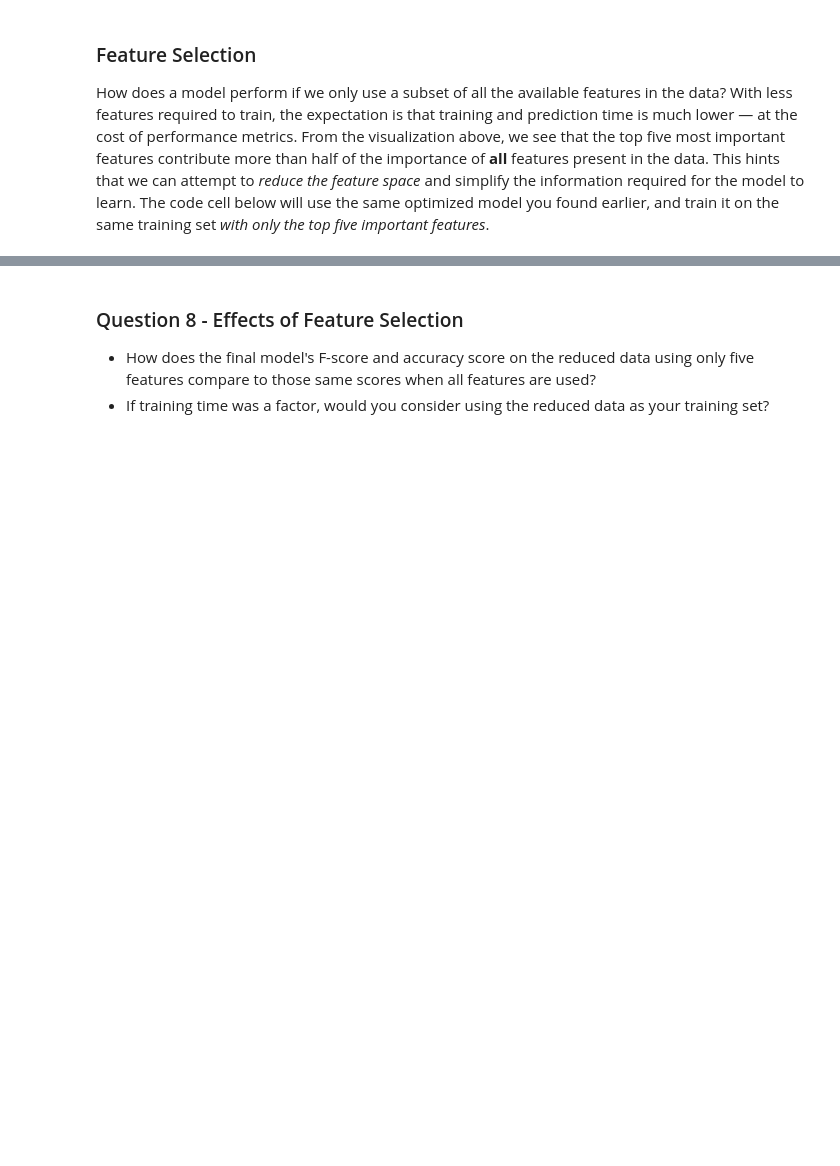
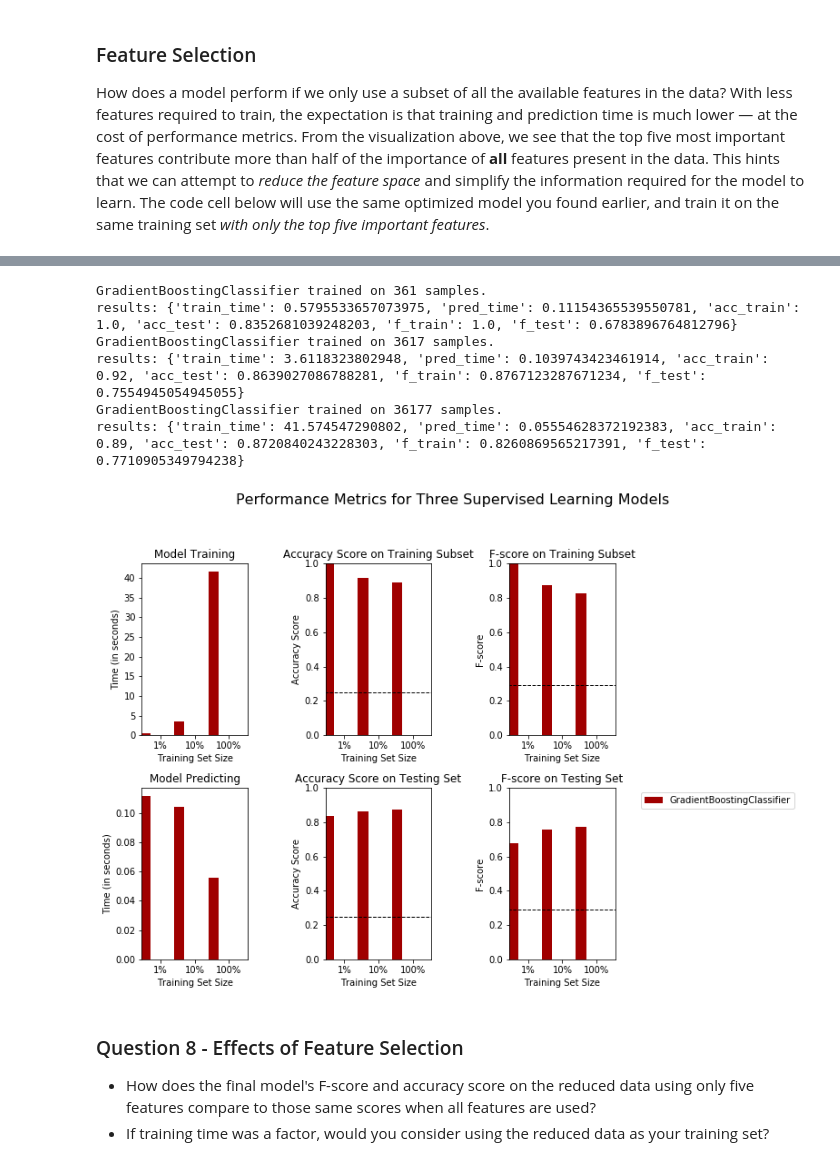
Before and after one commit to sachinlamba/machine-learning, a Jupyter notebook: projects/finding_donors/finding_donors.ipynb, the cells around one changed output, grey strips where cells are left out. Drawn from its saved outputs; the diff is of its cells as text; code cells hidden in the pictures; blank space fills up the shorter version.

Commit message:
Suprevised learning finding_donars project resubmitted with required updates

```diff
--- a/projects/finding_donors/finding_donors.ipynb
+++ b/projects/finding_donors/finding_donors.ipynb
@@ -829,3 +892,26 @@ F-score on testing data: 0.6979
+# %%
+# TODO: Initialize the three models
+clf_Best = (clone(best_clf)).fit(X_train_reduced, y_train)
+
+# Collect results on the learners
+results = {}
+for clf in [clf_Best]:
+    clf_name = clf.__class__.__name__
+    results[clf_name] = {}
+    for i, samples in enumerate([samples_1, samples_10, samples_100]):
+        results[clf_name][i] = \
+        train_predict(clf, samples, X_train, y_train, X_test, y_test)
+
+# Run metrics visualization for the three supervised learning models chosen
+vs.evaluate(results, accuracy, fscore)
+# %% [output]
+GradientBoostingClassifier trained on 361 samples.
+results: {'train_time': 0.5795533657073975, 'pred_time': 0.11154365539550781, 'acc_train': 1.0, 'acc_test': 0.8352681039248203, 'f_train': 1.0, 'f_test': 0.6783896764812796}
+GradientBoostingClassifier trained on 3617 samples.
+results: {'train_time': 3.6118323802948, 'pred_time': 0.1039743423461914, 'acc_train': 0.92, 'acc_test': 0.8639027086788281, 'f_train': 0.8767123287671234, 'f_test': 0.7554945054945055}
+GradientBoostingClassifier trained on 36177 samples.
+results: {'train_time': 41.574547290802, 'pred_time': 0.05554628372192383, 'acc_train': 0.89, 'acc_test': 0.8720840243228303, 'f_train': 0.8260869565217391, 'f_test': 0.7710905349794238}
+[figure, added]
 # %% [markdown]
 ### Question 8 - Effects of Feature Selection
 
```
Also changed, not shown: parts of 18 cells of this notebook, 1 other file.
